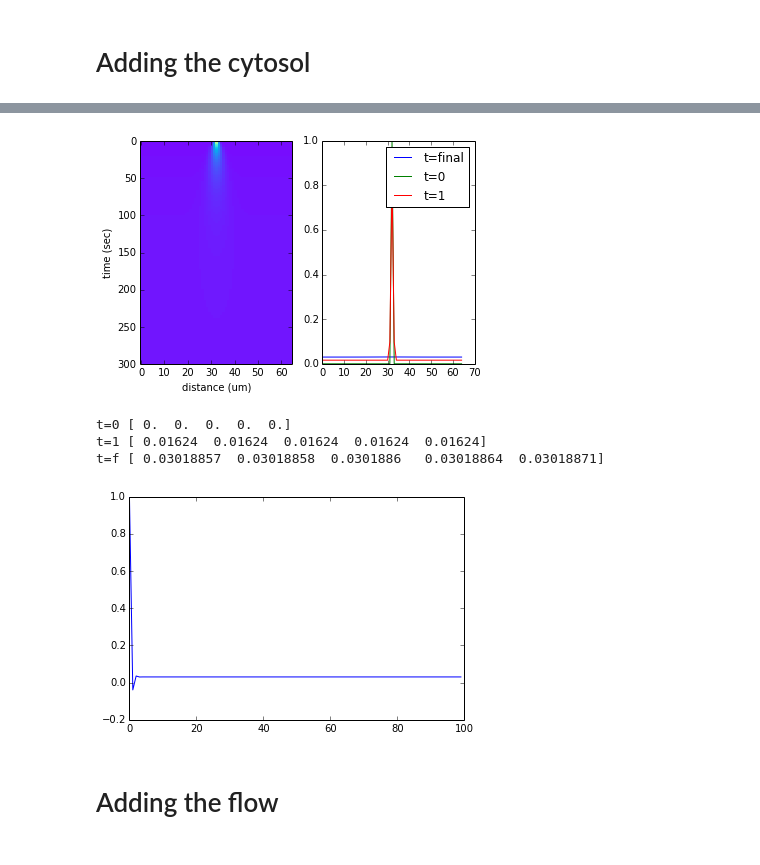
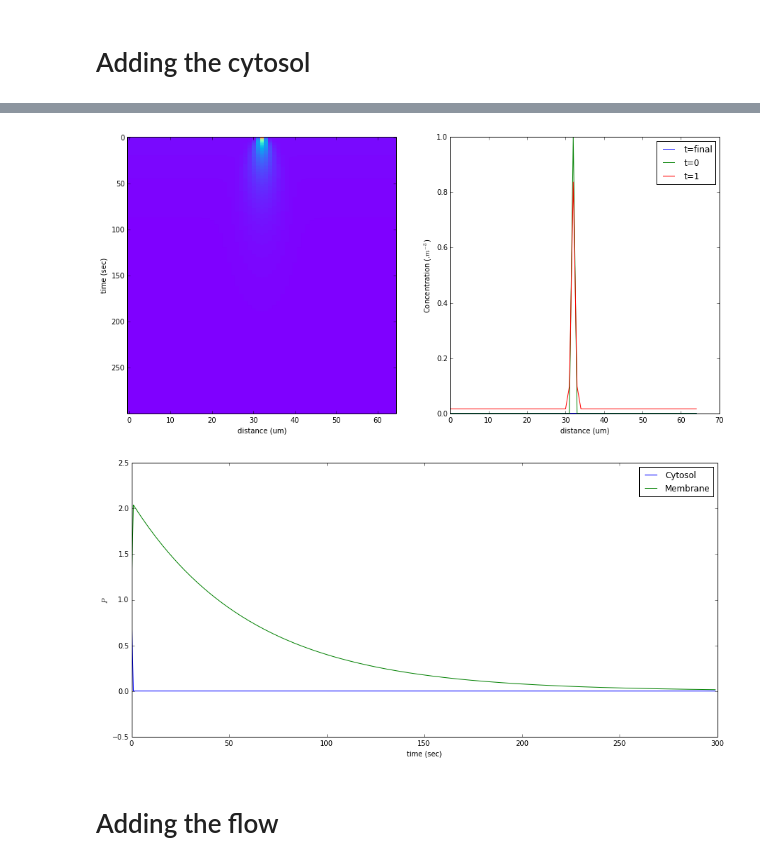
Before and after one commit to geeklhem/polarikss, a Jupyter notebook: model.ipynb, the cells around one changed output, grey strips where cells are left out. Saved outputs shown, nothing was run; the diff lists cells and outputs as text; code cells hidden in the pictures.

```diff
--- a/model.ipynb
+++ b/model.ipynb
@@ -104 +138,7 @@ def display(p,cyto=None):
+# %%
+def diffusion(p,param,dt,l,t):
+    return (param["D"] * l**-2 *
+            (np.concatenate((p[1:],[p[0]]))
+            - 2*p[:]
+            + (np.concatenate(([p[-1]],p[:-1])))))
 # %% [markdown]
@@ -226,32 +320,2 @@ plt.xscale('log')
 # %% [markdown]
 # Adding the cytosol
-# %%
-def cytosol(p,param):
-    """ Run the model with a forward euler discretization.
-
-    Args:
-        p (np.array): A timexSpace array, the first line give
-            the initial condtion, its shape gives the number of
-            discretization volumes.
-        param (dict): Parameters
-
-    Returns:
-        (np.array): with a timestep by line.
-
-    """
-    dt = param["T"]/float(p.shape[0]) #Time discretisation.
-    l = param["L"]/float(p.shape[1])  #Space discretisation.
-    cyto = np.zeros(p.shape[0])
-    cyto[0] = param["rho"]
-
-    # Time loop
-    for t in range(p.shape[0]-1):
-        p[t+1,:] = (p[t,:]+
-                    dt*(cyto[t]*param["kon"]*param["psi"]
-                        - p[t,:]*param["koff"]
-                        + param["D"] * l**-2 * (np.concatenate((p[t,1:],[p[t,0]]))   -p[t,:])
-                        + param["D"] * l**-2 * (np.concatenate(([p[t,-1]],p[t,:-1])) -p[t,:])
-                    ))
-
-        cyto[t+1] = cyto[t] + dt*(-p.shape[1]*cyto[t]*param["kon"]*param["psi"] + np.sum(p[t,:])*param["koff"])
-    return p,cyto
@@ -258,19 +343,17 @@ def cytosol(p,param):
+# %%
+def cytosol(p,param,dt,l,t):
+    return param["cyto"][t]*param["kon"]*param["psi"] - p*param["koff"]
 # %%
 # First we definie an empy matrix (time*space) that we will fill step by step.
 p = np.zeros((300, 65))
 # Initial conditions : a dirac in the middle.
 p[0,int(p.shape[1]/2)] = 1
 
-
-
 # Run the simulation !
-p,cyto = cytosol(p,param)
-display(p,cyto)
+p,param = play(p,get_P_param(),[diffusion,cytosol])
+display(p,param,True)
 # %% [output]
-[figure, old version]
+[figure, new version]
-t=0 [ 0.  0.  0.  0.  0.]
-t=1 [ 0.01624  0.01624  0.01624  0.01624  0.01624]
-t=f [ 0.03018857  0.03018858  0.0301886   0.03018864  0.03018871]
-[figure, old version]
+[figure, new version]
 # %% [markdown]
 # Adding the flow
```
Also changed, not shown: parts of 30 cells of this notebook, 4 other files.
